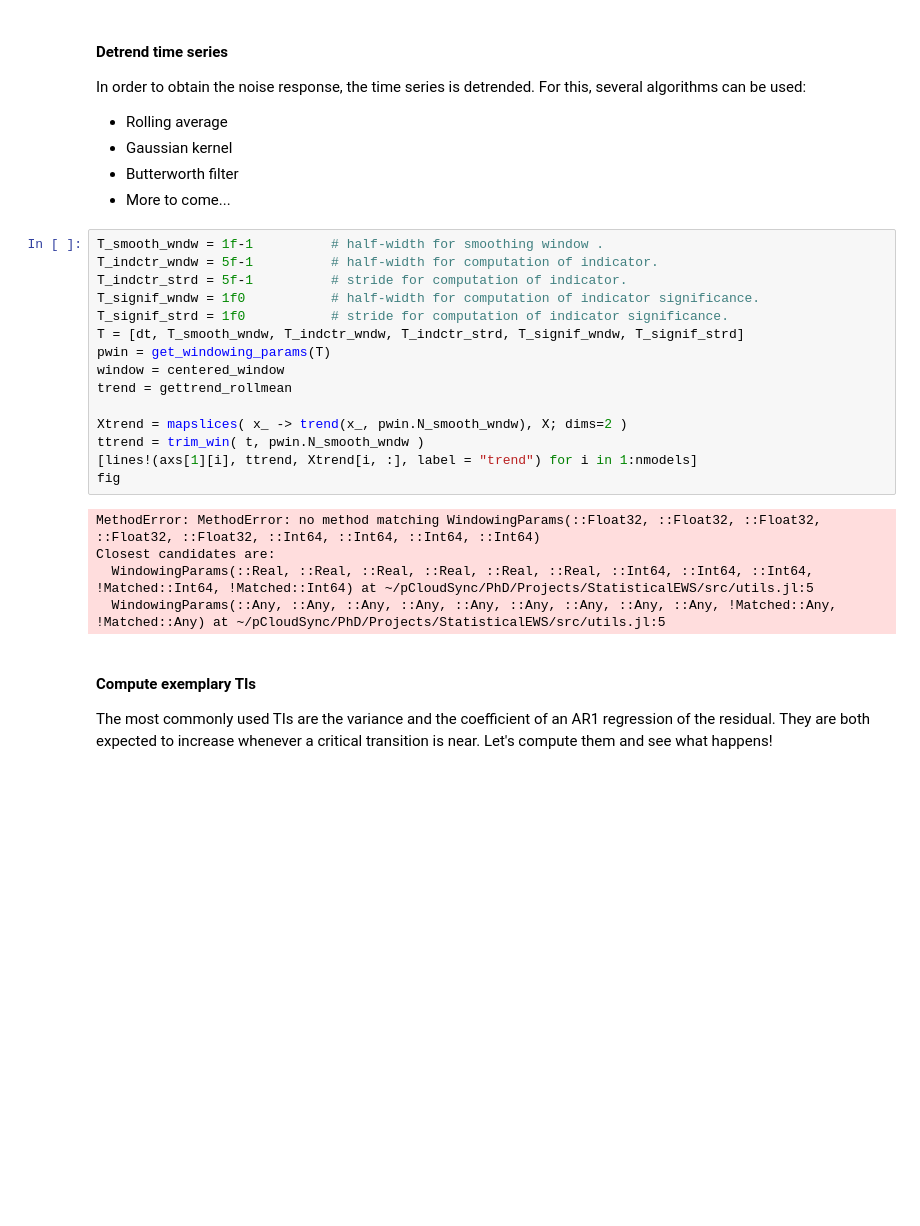
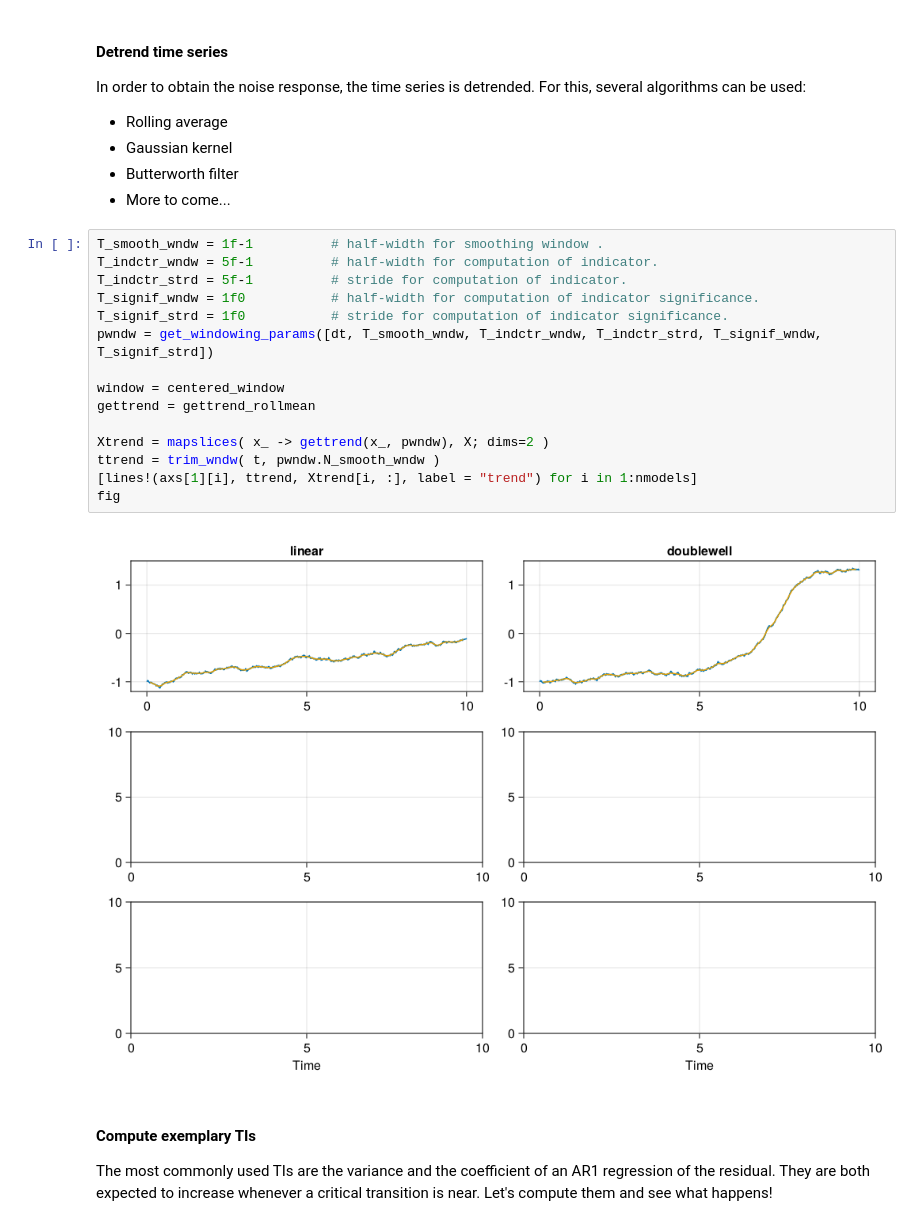
Before and after one commit to JanJereczek/StatisticalEWS, a Jupyter notebook: scripts/demo_palma.ipynb, the cells around one changed output. Cells and saved outputs as stored; diff of their text form; blank space fills up the shorter version.

```diff
--- a/scripts/demo_palma.ipynb
+++ b/scripts/demo_palma.ipynb
@@ -98,23 +88,20 @@ In order to obtain the noise response, the time series is detrended. For this, s
 # %%
 T_smooth_wndw = 1f-1          # half-width for smoothing window .
 T_indctr_wndw = 5f-1          # half-width for computation of indicator.
 T_indctr_strd = 5f-1          # stride for computation of indicator.
 T_signif_wndw = 1f0           # half-width for computation of indicator significance.
 T_signif_strd = 1f0           # stride for computation of indicator significance.
-T = [dt, T_smooth_wndw, T_indctr_wndw, T_indctr_strd, T_signif_wndw, T_signif_strd]
-pwin = get_windowing_params(T)
+pwndw = get_windowing_params([dt, T_smooth_wndw, T_indctr_wndw, T_indctr_strd, T_signif_wndw, T_signif_strd])
+
 window = centered_window
-trend = gettrend_rollmean
+gettrend = gettrend_rollmean
 
-Xtrend = mapslices( x_ -> trend(x_, pwin.N_smooth_wndw), X; dims=2 )
-ttrend = trim_win( t, pwin.N_smooth_wndw )
+Xtrend = mapslices( x_ -> gettrend(x_, pwndw), X; dims=2 )
+ttrend = trim_wndw( t, pwndw.N_smooth_wndw )
 [lines!(axs[1][i], ttrend, Xtrend[i, :], label = "trend") for i in 1:nmodels]
 fig
 # %% [output]
-MethodError: MethodError: no method matching WindowingParams(::Float32, ::Float32, ::Float32, ::Float32, ::Float32, ::Int64, ::Int64, ::Int64, ::Int64)
-Closest candidates are:
-  WindowingParams(::Real, ::Real, ::Real, ::Real, ::Real, ::Real, ::Int64, ::Int64, ::Int64, !Matched::Int64, !Matched::Int64) at ~/pCloudSync/PhD/Projects/StatisticalEWS/src/utils.jl:5
-  WindowingParams(::Any, ::Any, ::Any, ::Any, ::Any, ::Any, ::Any, ::Any, ::Any, !Matched::Any, !Matched::Any) at ~/pCloudSync/PhD/Projects/StatisticalEWS/src/utils.jl:5
+[figure, added]
 # %% [markdown]
 #### Compute exemplary TIs
 
```
Also changed, not shown: parts of 11 cells of this notebook, 5 other files.
